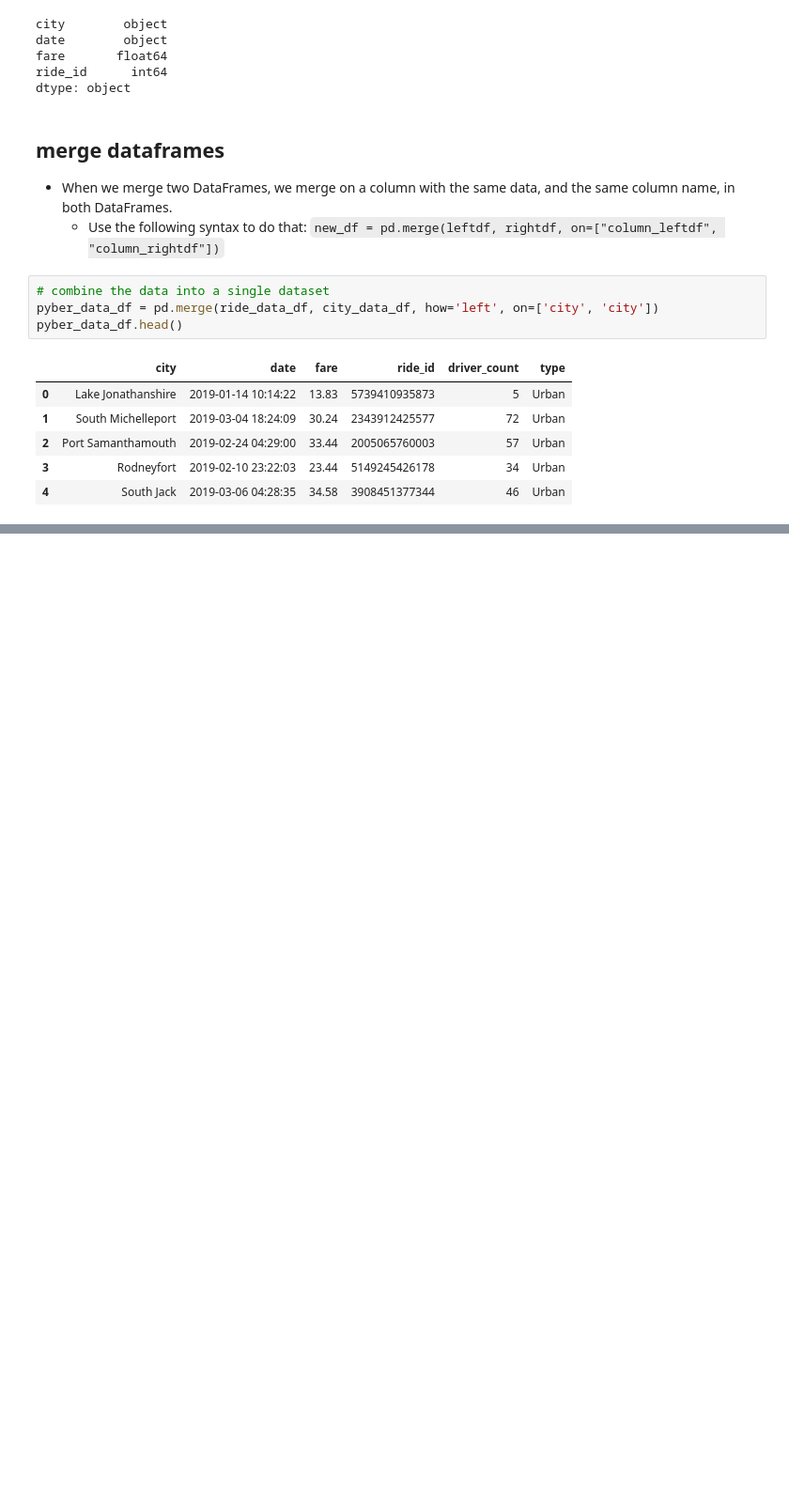
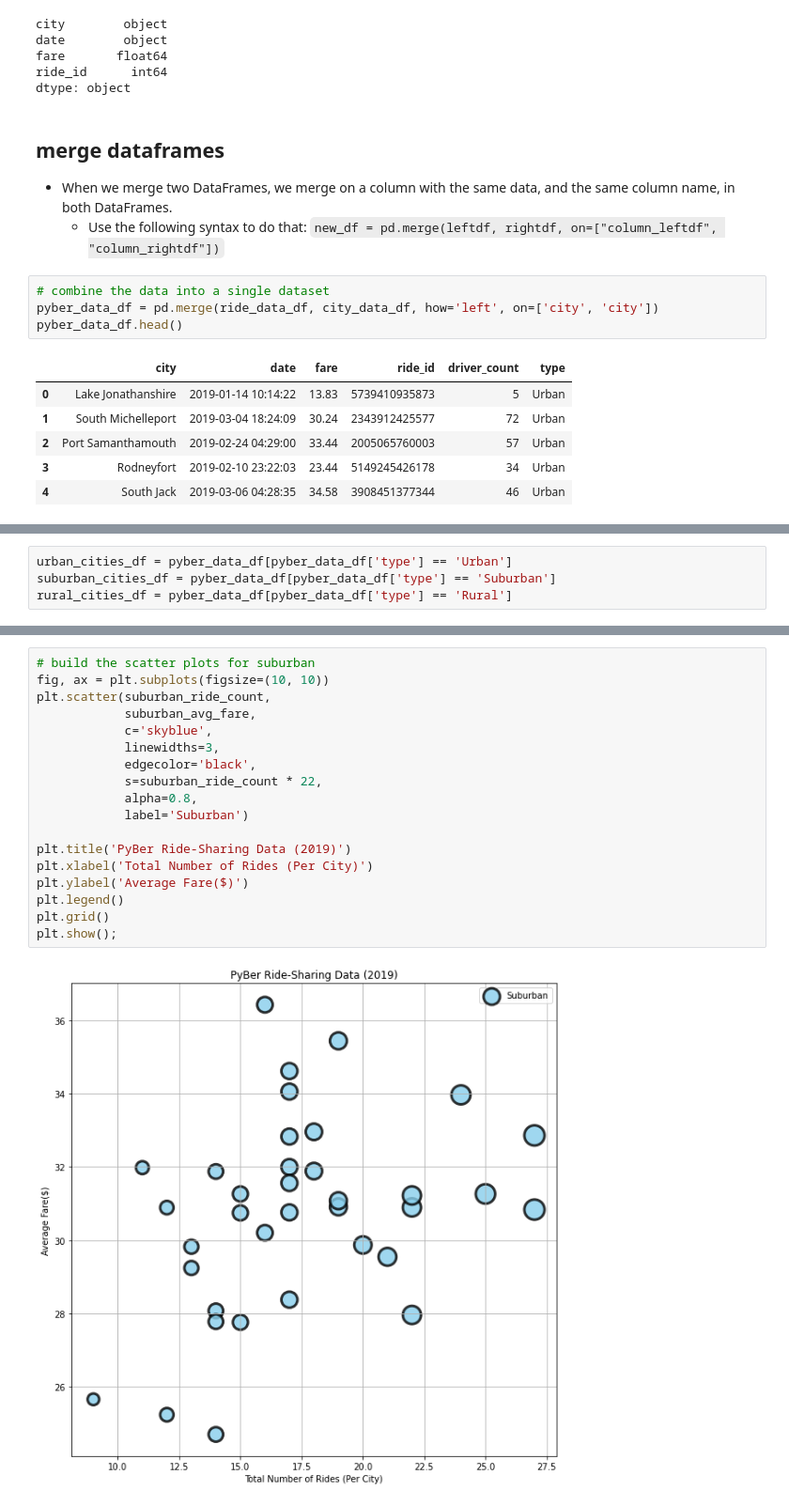
Before and after one commit to bayileyegnabate/05-matplotlib, a Jupyter notebook: pyber.ipynb, the cells around one changed output, grey strips where cells are left out. Shown at 94% size. Cells and saved outputs as stored; diff of their text form; blank space fills up the shorter version.

```diff
--- a/pyber.ipynb
+++ b/pyber.ipynb
@@ -141,0 +152,4 @@ pyber_data_df.head()
+# %%
+urban_cities_df = pyber_data_df[pyber_data_df['type'] == 'Urban']
+suburban_cities_df = pyber_data_df[pyber_data_df['type'] == 'Suburban']
+rural_cities_df = pyber_data_df[pyber_data_df['type'] == 'Rural']
@@ -141,0 +298,20 @@ pyber_data_df.head()
+# %%
+# build the scatter plots for suburban
+fig, ax = plt.subplots(figsize=(10, 10))
+plt.scatter(suburban_ride_count,
+            suburban_avg_fare,
+            c='skyblue',
+            linewidths=3,
+            edgecolor='black',
+            s=suburban_ride_count * 22,
+            alpha=0.8,
+            label='Suburban')
+
+plt.title('PyBer Ride-Sharing Data (2019)')
+plt.xlabel('Total Number of Rides (Per City)')
+plt.ylabel('Average Fare($)')
+plt.legend()
+plt.grid()
+plt.show();
+# %% [output]
+[figure, added]
```
Also changed, not shown: parts of 13 cells of this notebook, 2 other files.
